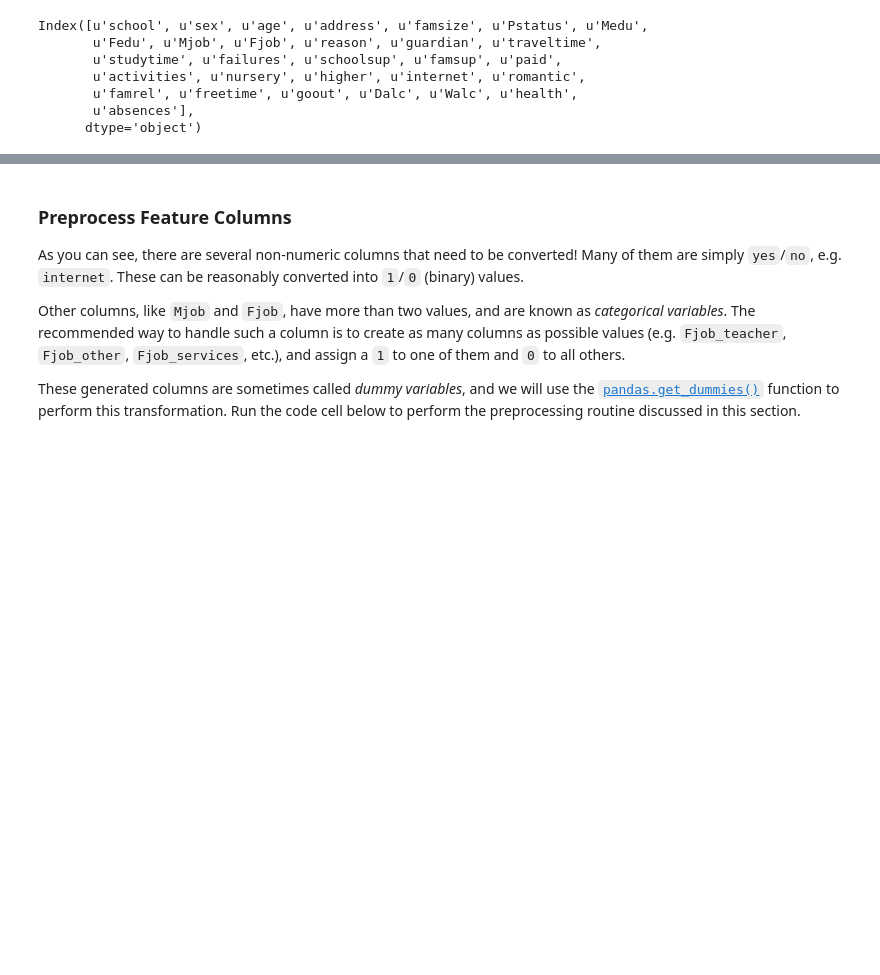
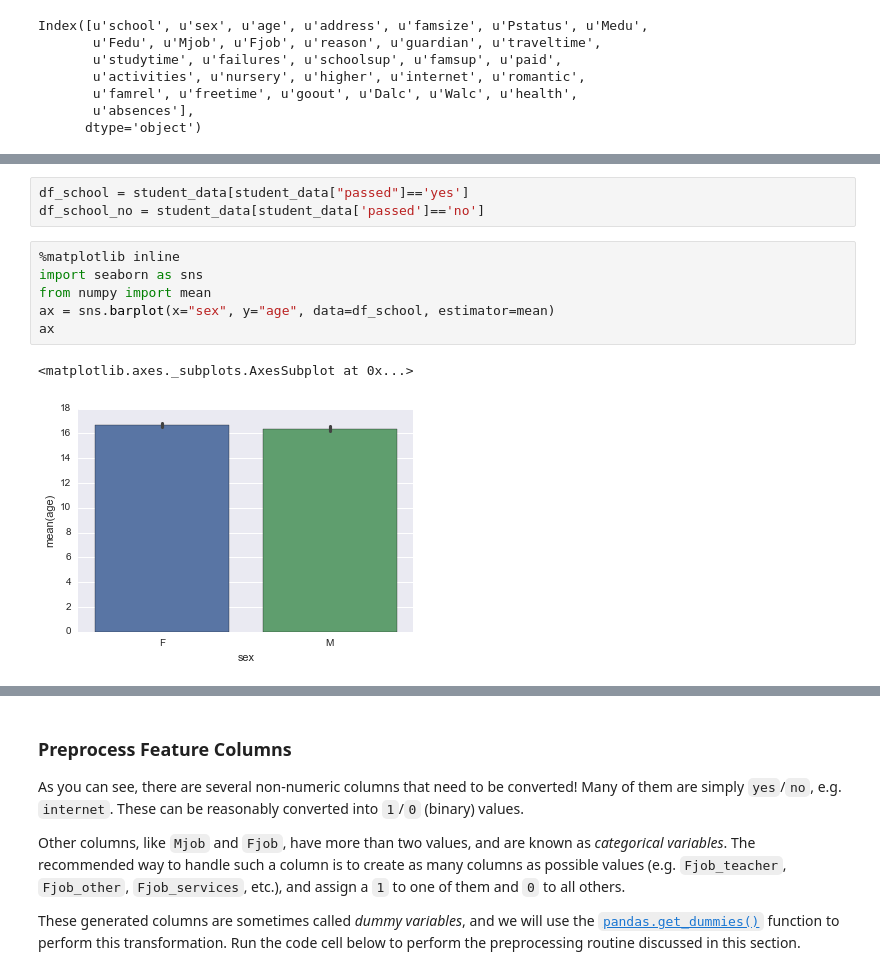
Before and after one commit to analesin/Machine_learning_udacity, a Jupyter notebook: student_intervention/student_intervention.ipynb, the cells around one changed output, grey strips where cells are left out. Cells and saved outputs as stored; diff of their text form; blank space fills up the shorter version.

```diff
--- a/student_intervention/student_intervention.ipynb
+++ b/student_intervention/student_intervention.ipynb
@@ -169,0 +180,12 @@ Feature values:
+# %%
+df_school = student_data[student_data["passed"]=='yes']
+df_school_no = student_data[student_data['passed']=='no']
+# %%
+%matplotlib inline
+import seaborn as sns
+from numpy import mean
+ax = sns.barplot(x="sex", y="age", data=df_school, estimator=mean)
+ax
+# %% [output]
+<matplotlib.axes._subplots.AxesSubplot at 0x...>
+[figure, added]
```
Also changed, not shown: parts of 28 cells of this notebook.
